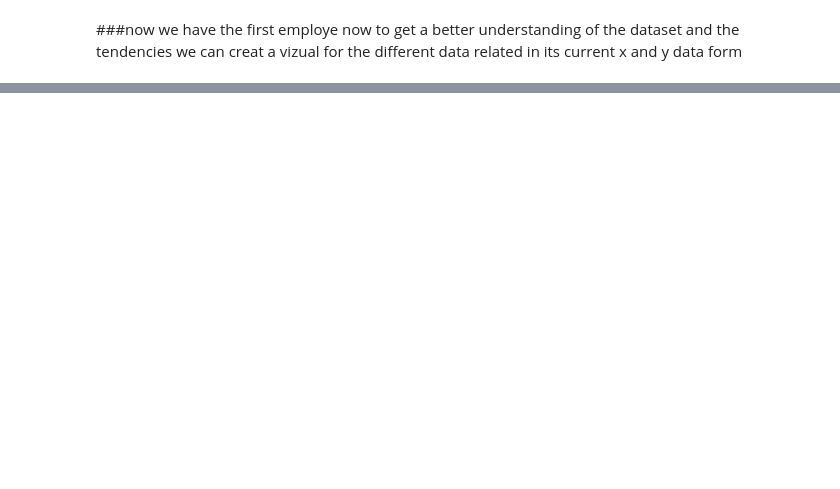
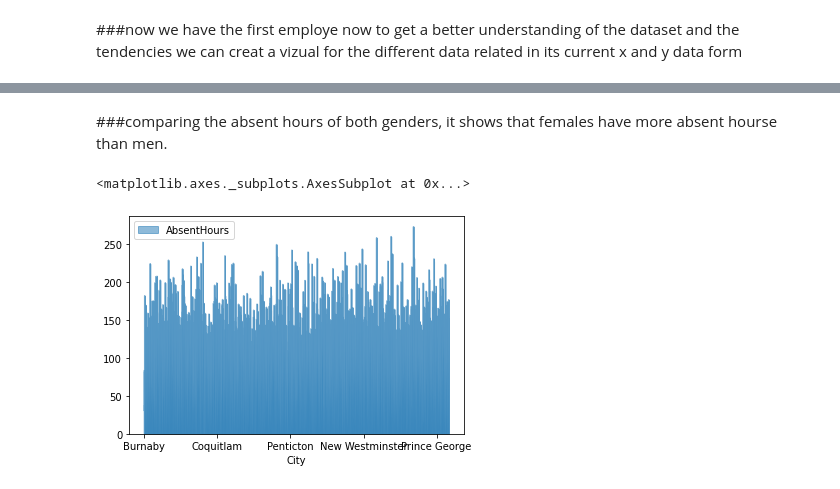
Before and after one commit to TrshDesigns/Data-science-practice, a Jupyter notebook: HR_datascience.ipynb, the cells around one changed output, grey strips where cells are left out. Cells and saved outputs as stored; diff of their text form; code cells hidden in the pictures; blank space fills up the shorter version.

```diff
--- a/HR_datascience.ipynb
+++ b/HR_datascience.ipynb
@@ -40,0 +39,7 @@ NameError: ignored
+# %% [markdown]
+###comparing the absent hours of both genders, it shows that females have more absent hourse than men.
+# %%
+hrd.plot.area(x='City', y='AbsentHours', alpha=0.5)
+# %% [output]
+<matplotlib.axes._subplots.AxesSubplot at 0x...>
+[figure, added]
```
Also changed, not shown: parts of 7 cells of this notebook.
